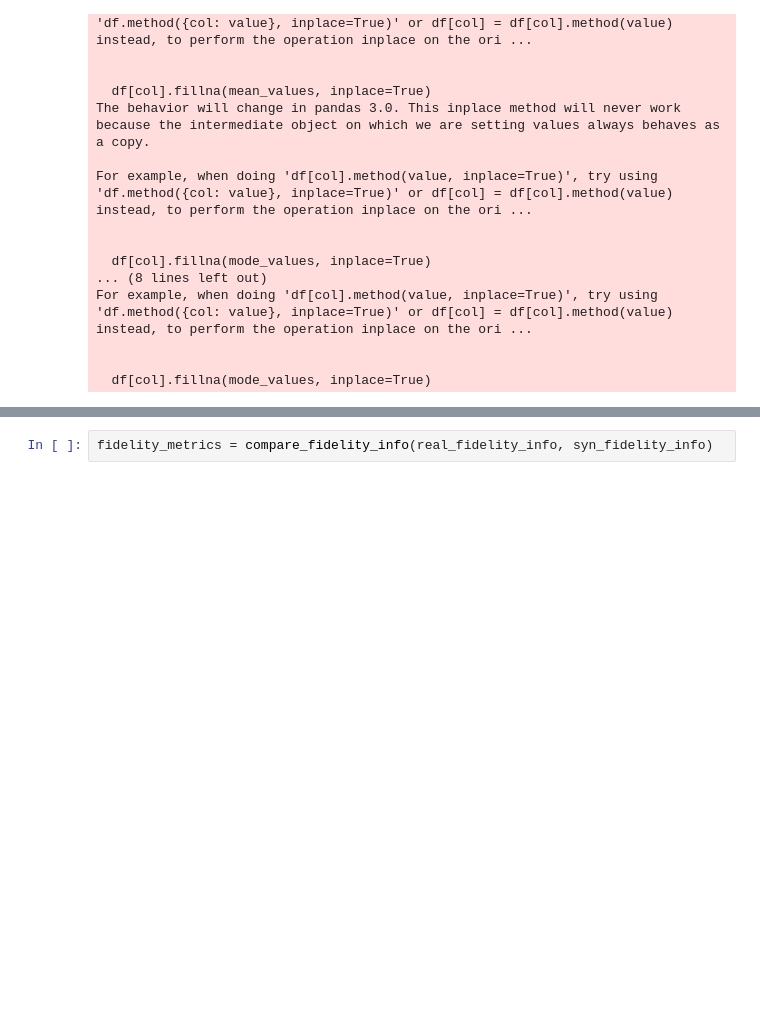
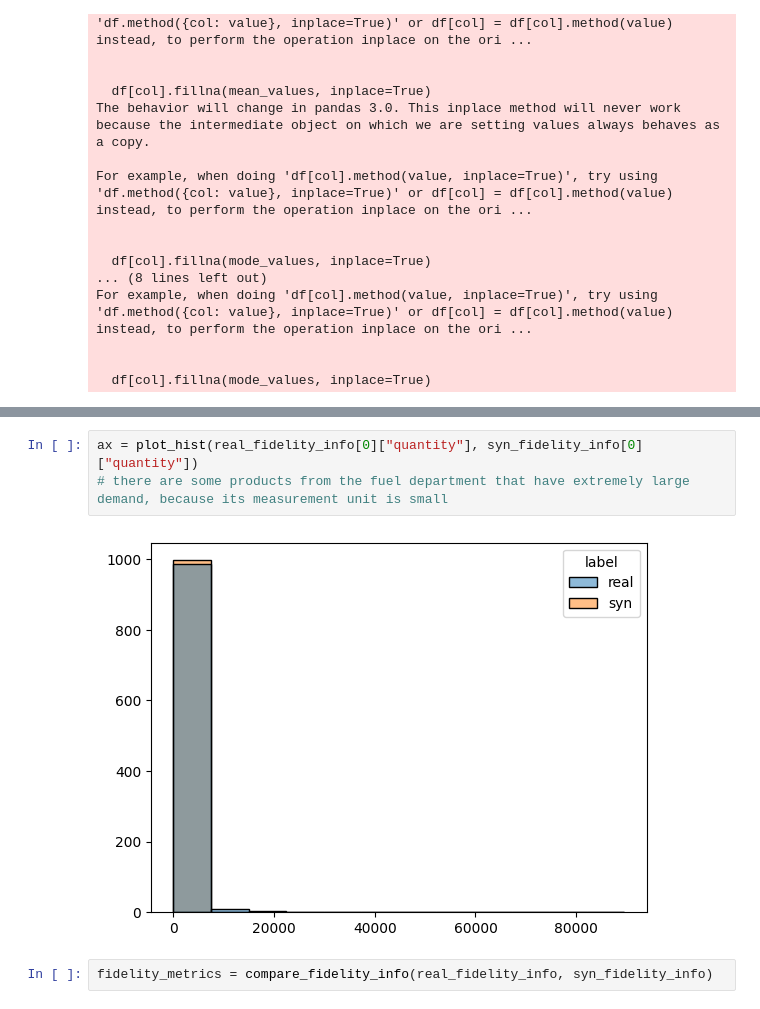
Before and after one commit to YuXia-SR/syncomp, a Jupyter notebook: notebooks/report.ipynb, the cells around one changed output, grey strips where cells are left out. Cells and saved outputs as stored; diff of their text form; blank space fills up the shorter version.

```diff
--- a/notebooks/report.ipynb
+++ b/notebooks/report.ipynb
@@ -92,3 +103,8 @@ For example, when doing 'df[col].method(value, inplace=True)', try using 'df.met
+# %%
+ax = plot_hist(real_fidelity_info[0]["quantity"], syn_fidelity_info[0]["quantity"])
+# there are some products from the fuel department that have extremely large demand, because its measurement unit is small
+# %% [output]
+[figure, added]
 # %%
 fidelity_metrics = compare_fidelity_info(real_fidelity_info, syn_fidelity_info)
 # %%
```
Also changed, not shown: parts of 10 cells of this notebook, 3 other files.
